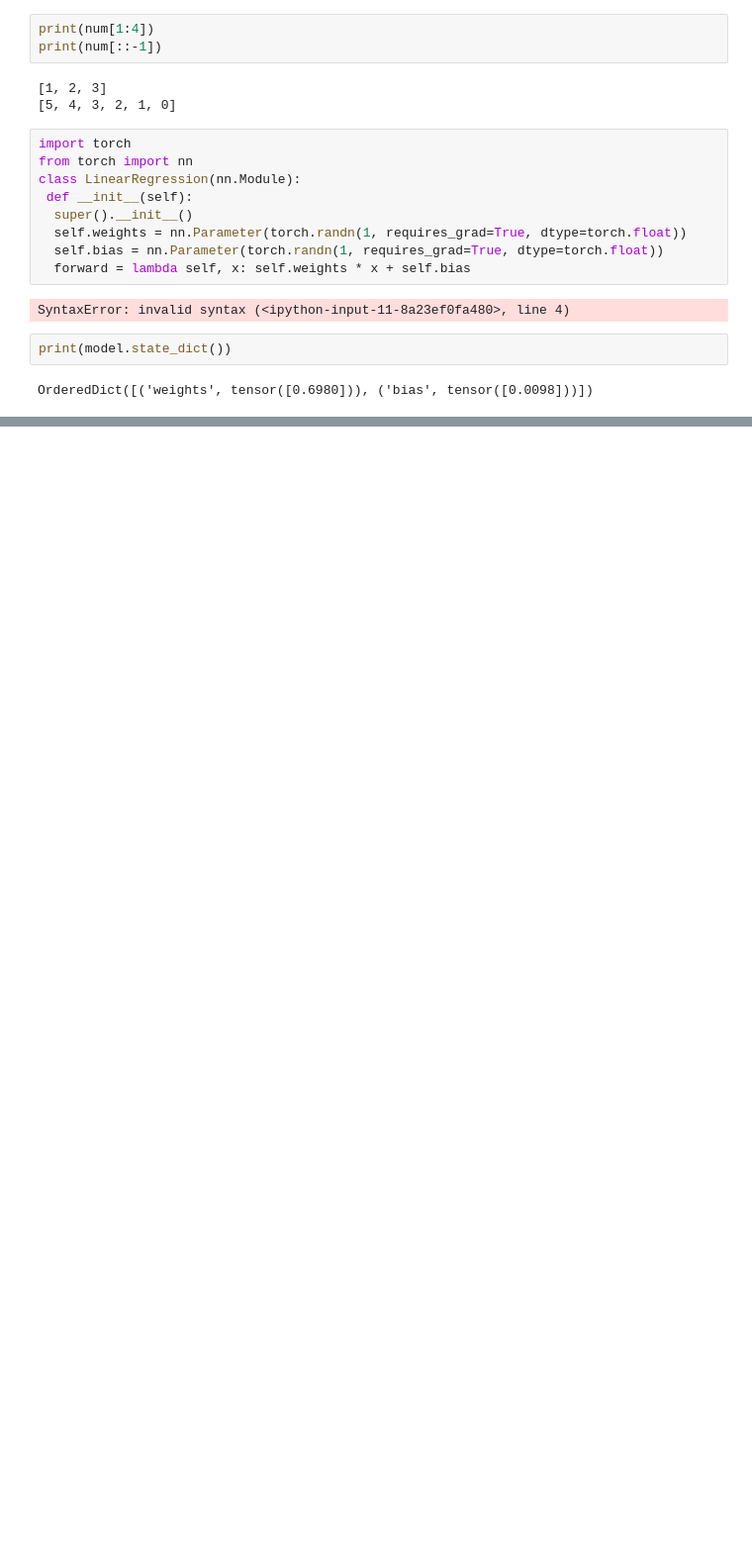
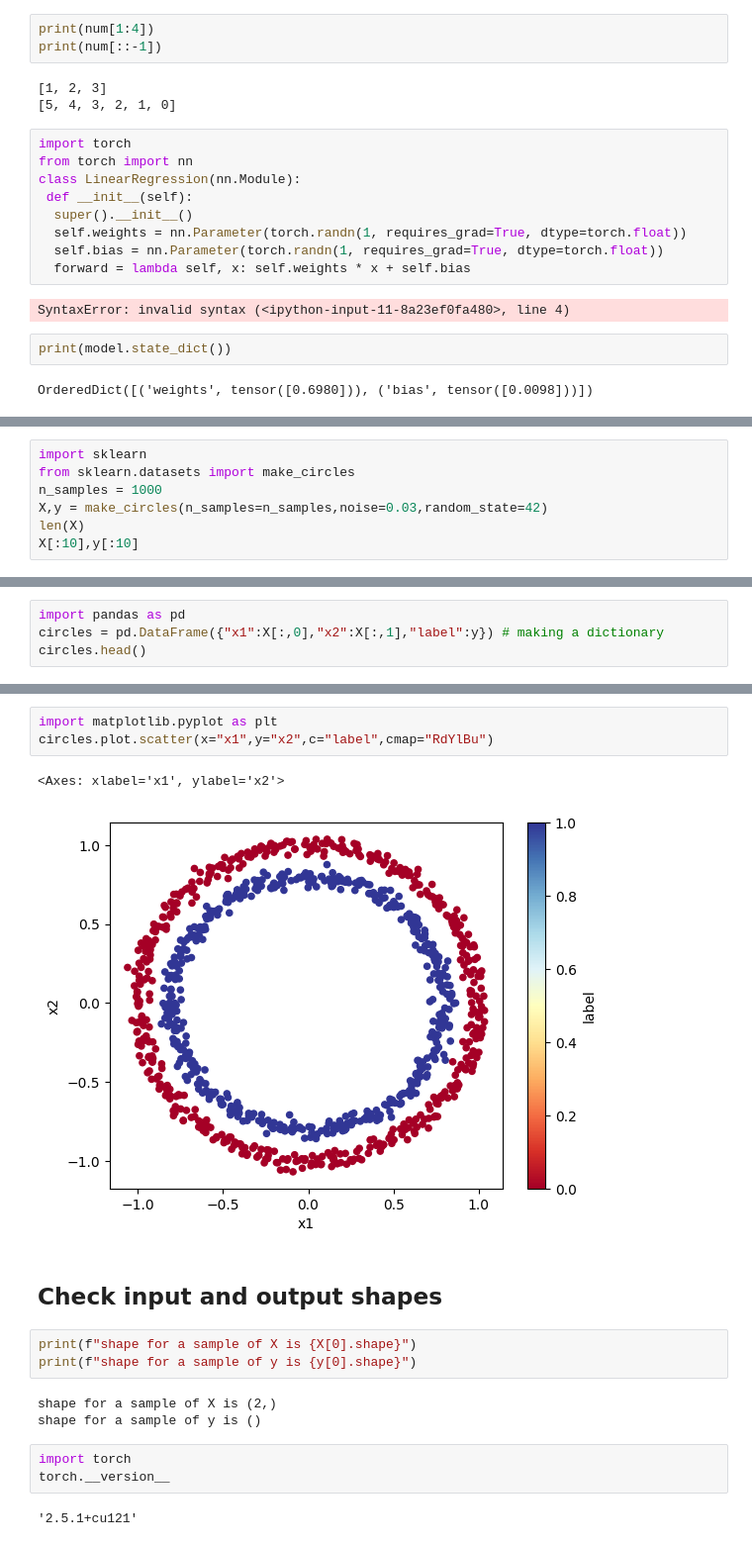
Before and after one commit to 23ME30056/Torch-fundamentals, a Jupyter notebook: torch.ipynb, the cells around one changed output, grey strips where cells are left out. Shown at 99% size. Saved outputs shown, nothing was run; the diff lists cells and outputs as text; blank space fills up the shorter version.

```diff
--- a/torch.ipynb
+++ b/torch.ipynb
@@ -498,0 +625,7 @@ OrderedDict([('weights', tensor([0.6980])), ('bias', tensor([0.0098]))])
+# %%
+import sklearn
+from sklearn.datasets import make_circles
+n_samples = 1000
+X,y = make_circles(n_samples=n_samples,noise=0.03,random_state=42)
+len(X)
+X[:10],y[:10]
@@ -498,0 +653,4 @@ OrderedDict([('weights', tensor([0.6980])), ('bias', tensor([0.0098]))])
+# %%
+import pandas as pd
+circles = pd.DataFrame({"x1":X[:,0],"x2":X[:,1],"label":y}) # making a dictionary
+circles.head()
@@ -498,0 +691,19 @@ OrderedDict([('weights', tensor([0.6980])), ('bias', tensor([0.0098]))])
+# %%
+import matplotlib.pyplot as plt
+circles.plot.scatter(x="x1",y="x2",c="label",cmap="RdYlBu")
+# %% [output]
+<Axes: xlabel='x1', ylabel='x2'>
+[figure, added]
+# %% [markdown]
+## Check input and output shapes
+# %%
+print(f"shape for a sample of X is {X[0].shape}")
+print(f"shape for a sample of y is {y[0].shape}")
+# %% [output]
+shape for a sample of X is (2,)
+shape for a sample of y is ()
+# %%
+import torch
+torch.__version__
+# %% [output]
+'2.5.1+cu121'
```
Also changed, not shown: parts of 28 cells of this notebook.
